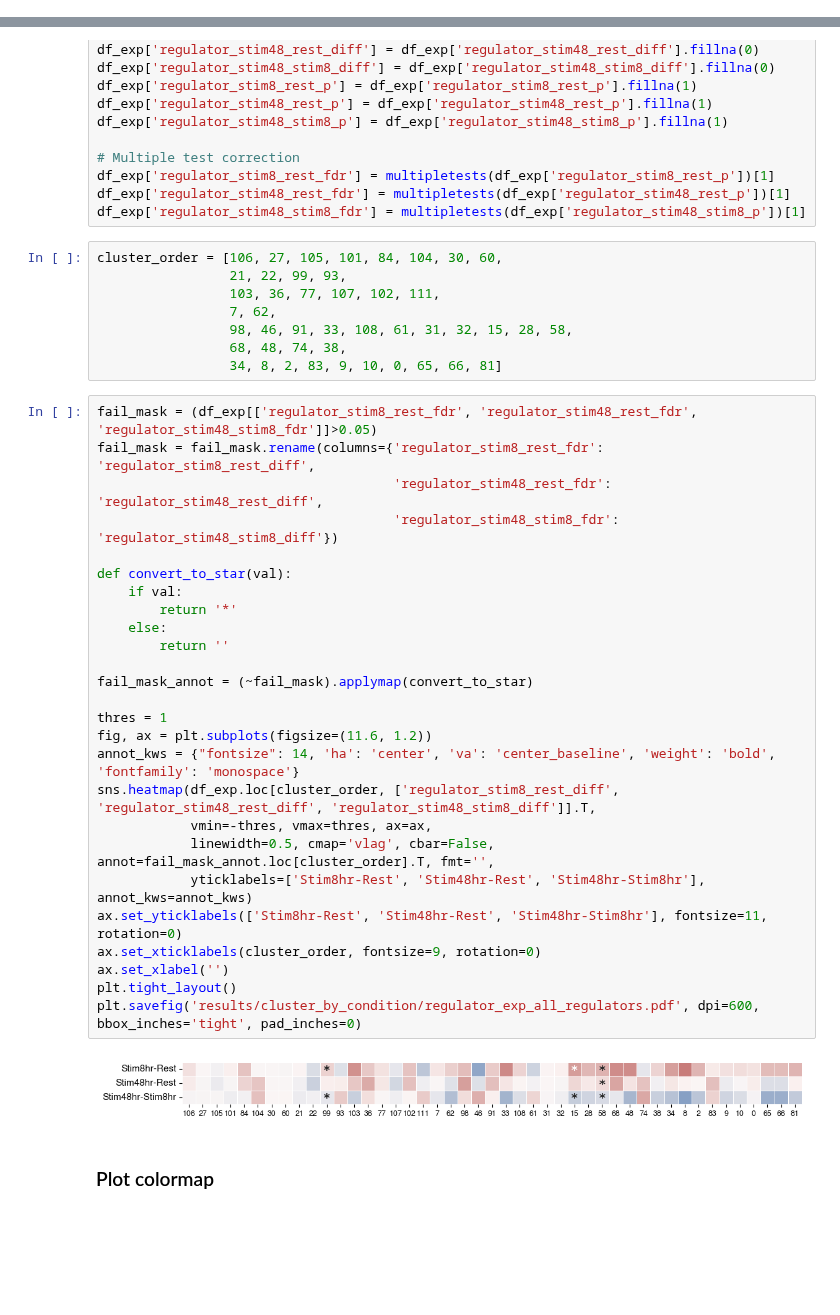
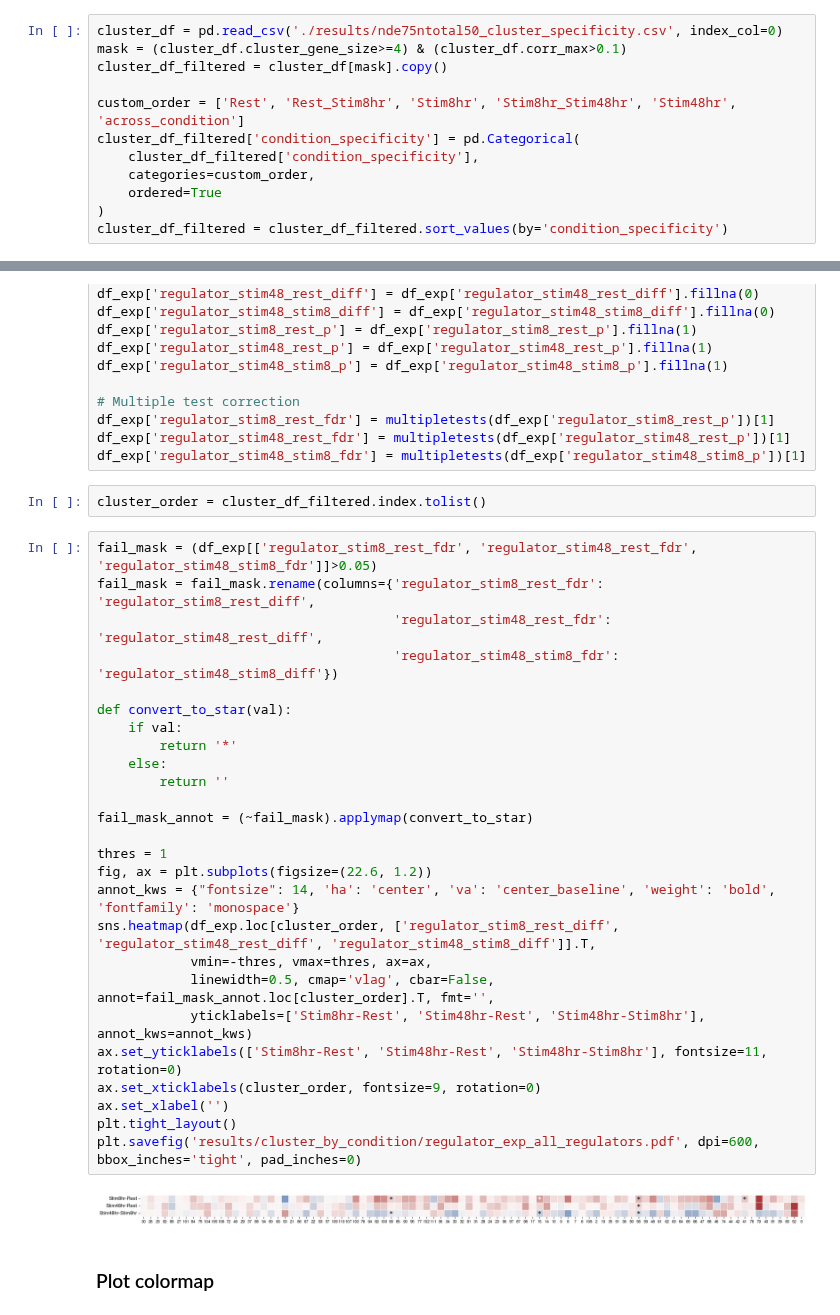
Before and after one commit to emdann/GWT_perturbseq_analysis_2025, a Jupyter notebook: src/6_functional_interaction/understanding_clustering.ipynb, the cells around one changed output, grey strips where cells are left out. Saved outputs shown, nothing was run; the diff lists cells and outputs as text; blank space fills up the shorter version.

Commit message:
cluster tissue specificity

```diff
--- a/src/6_functional_interaction/understanding_clustering.ipynb
+++ b/src/6_functional_interaction/understanding_clustering.ipynb
@@ -28,6 +28,18 @@ downstream_gene_df = pd.read_csv(datadir + '/analysis_largefiles/nde75ntotal50_v
 corr_df_all = pd.read_csv('../../../../3_expts/processed_data/analysis_largefiles/nde75ntotal50_gene_across_condition_correlation_matrix.csv', index_col=0)
 # %%
 downstream_gene_df = pd.read_csv(datadir + '/analysis_largefiles/nde75ntotal50_varfiltered_simple_clustering_downstream_genes.csv', index_col=0)
+# %%
+cluster_df = pd.read_csv('./results/nde75ntotal50_cluster_specificity.csv', index_col=0)
+mask = (cluster_df.cluster_gene_size>=4) & (cluster_df.corr_max>0.1)
+cluster_df_filtered = cluster_df[mask].copy()
+
+custom_order = ['Rest', 'Rest_Stim8hr', 'Stim8hr', 'Stim8hr_Stim48hr', 'Stim48hr', 'across_condition']
+cluster_df_filtered['condition_specificity'] = pd.Categorical(
+    cluster_df_filtered['condition_specificity'],
+    categories=custom_order,
+    ordered=True
+)
+cluster_df_filtered = cluster_df_filtered.sort_values(by='condition_specificity')
 # %% [markdown]
 ## Check regulator expression across clusters
 # %%
@@ -106,42 +118,36 @@ df_exp['regulator_stim48_stim8_p'] = df_exp['regulator_stim48_stim8_p'].fillna(1
 df_exp['regulator_stim8_rest_fdr'] = multipletests(df_exp['regulator_stim8_rest_p'])[1]
 df_exp['regulator_stim48_rest_fdr'] = multipletests(df_exp['regulator_stim48_rest_p'])[1]
 df_exp['regulator_stim48_stim8_fdr'] = multipletests(df_exp['regulator_stim48_stim8_p'])[1]
-# %%
-cluster_order = [106, 27, 105, 101, 84, 104, 30, 60,
-                 21, 22, 99, 93,
-                 103, 36, 77, 107, 102, 111,
-                 7, 62,
-                 98, 46, 91, 33, 108, 61, 31, 32, 15, 28, 58,
-                 68, 48, 74, 38,
-                 34, 8, 2, 83, 9, 10, 0, 65, 66, 81]
+# %%
+cluster_order = cluster_df_filtered.index.tolist()
 # %%
 fail_mask = (df_exp[['regulator_stim8_rest_fdr', 'regulator_stim48_rest_fdr', 'regulator_stim48_stim8_fdr']]>0.05)
 fail_mask = fail_mask.rename(columns={'regulator_stim8_rest_fdr': 'regulator_stim8_rest_diff',
                                       'regulator_stim48_rest_fdr': 'regulator_stim48_rest_diff',
                                       'regulator_stim48_stim8_fdr': 'regulator_stim48_stim8_diff'})
 
 def convert_to_star(val):
     if val:
         return '*'
     else:
         return ''
 
 fail_mask_annot = (~fail_mask).applymap(convert_to_star)
 
 thres = 1
-fig, ax = plt.subplots(figsize=(11.6, 1.2))
+fig, ax = plt.subplots(figsize=(22.6, 1.2))
 annot_kws = {"fontsize": 14, 'ha': 'center', 'va': 'center_baseline', 'weight': 'bold', 'fontfamily': 'monospace'}
 sns.heatmap(df_exp.loc[cluster_order, ['regulator_stim8_rest_diff', 'regulator_stim48_rest_diff', 'regulator_stim48_stim8_diff']].T,
             vmin=-thres, vmax=thres, ax=ax,
             linewidth=0.5, cmap='vlag', cbar=False, annot=fail_mask_annot.loc[cluster_order].T, fmt='',
             yticklabels=['Stim8hr-Rest', 'Stim48hr-Rest', 'Stim48hr-Stim8hr'], annot_kws=annot_kws)
 ax.set_yticklabels(['Stim8hr-Rest', 'Stim48hr-Rest', 'Stim48hr-Stim8hr'], fontsize=11, rotation=0)
 ax.set_xticklabels(cluster_order, fontsize=9, rotation=0)
 ax.set_xlabel('')
 plt.tight_layout()
 plt.savefig('results/cluster_by_condition/regulator_exp_all_regulators.pdf', dpi=600, bbox_inches='tight', pad_inches=0)
 # %% [output]
-[figure, old version]
+[figure, new version]
 # %% [markdown]
 ### Plot colormap
 # %%
```
Also changed, not shown: 17 other files.
